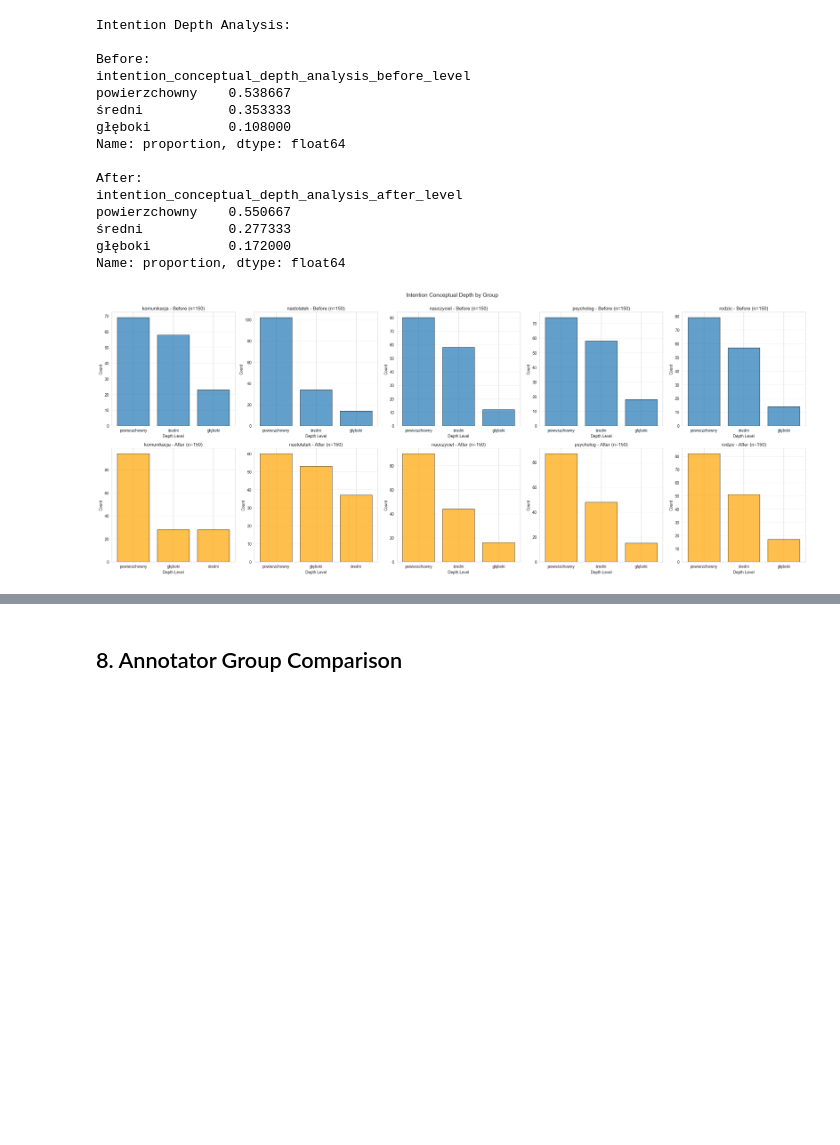
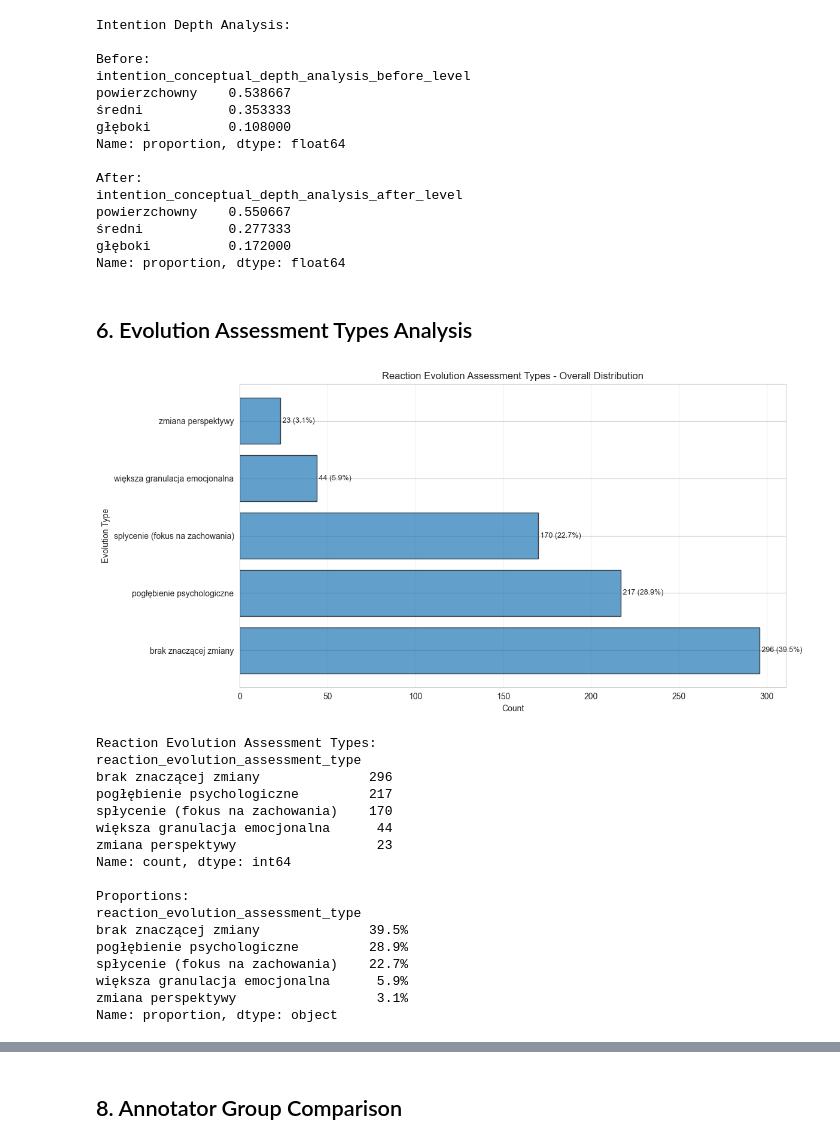
Before and after one commit to zgv5tb99wn/social-influence, a Jupyter notebook: social_influence/experiments/annotators_competences/analysis_notebook.ipynb, the cells around one changed output, grey strips where cells are left out. Drawn from its saved outputs; the diff is of its cells as text; code cells hidden in the pictures; blank space fills up the shorter version.

```diff
--- a/social_influence/experiments/annotators_competences/analysis_notebook.ipynb
+++ b/social_influence/experiments/annotators_competences/analysis_notebook.ipynb
@@ -441,36 +455,46 @@ powierzchowny    0.550667
 średni           0.277333
 głęboki          0.172000
 Name: proportion, dtype: float64
-# %%
-# Intention depth changes - By Group (Detailed)
-groups = sorted(df['annotator_group'].unique())
-n_groups = len(groups)
-fig, axes = plt.subplots(2, n_groups, figsize=(5*n_groups, 10))
-
-if n_groups == 1:
-    axes = axes.reshape(2, 1)
-
-for idx, group in enumerate(groups):
-    group_data = df[df['annotator_group'] == group]
-
-    # Before
-    before_counts = group_data['intention_conceptual_depth_analysis_before_level'].value_counts()
-    axes[0, idx].bar(before_counts.index, before_counts.values, edgecolor='black', alpha=0.7)
-    axes[0, idx].set_xlabel('Depth Level')
-    axes[0, idx].set_ylabel('Count')
-    axes[0, idx].set_title(f'{group} - Before (n={len(group_data)})')
-    axes[0, idx].grid(alpha=0.3, axis='y')
-
-    # After
-    after_counts = group_data['intention_conceptual_depth_analysis_after_level'].value_counts()
-    axes[1, idx].bar(after_counts.index, after_counts.values, edgecolor='black', alpha=0.7, color='orange')
-    axes[1, idx].set_xlabel('Depth Level')
-    axes[1, idx].set_ylabel('Count')
-    axes[1, idx].set_title(f'{group} - After (n={len(group_data)})')
-    axes[1, idx].grid(alpha=0.3, axis='y')
-
-plt.suptitle('Intention Conceptual Depth by Group', fontsize=14, y=1.00)
-plt.tight_layout()
-plt.show()
-# %% [output]
-[figure, removed]
+# %% [markdown]
+## 6. Evolution Assessment Types Analysis
+# %%
+# Reaction evolution assessment types - Overall
+reaction_type_counts = df['reaction_evolution_assessment_type'].value_counts()
+
+fig, ax = plt.subplots(figsize=(12, 6))
+bars = ax.barh(reaction_type_counts.index, reaction_type_counts.values, edgecolor='black', alpha=0.7)
+ax.set_xlabel('Count')
+ax.set_ylabel('Evolution Type')
+ax.set_title('Reaction Evolution Assessment Types - Overall Distribution')
+ax.grid(alpha=0.3, axis='x')
+
+# Add value labels
+for i, (idx, val) in enumerate(reaction_type_counts.items()):
+    ax.text(val, i, f' {val} ({val/len(df)*100:.1f}%)', va='center', fontsize=9)
+
+plt.tight_layout()
+plt.show()
+
+print("Reaction Evolution Assessment Types:")
+print(df['reaction_evolution_assessment_type'].value_counts())
+print("\nProportions:")
+print(df['reaction_evolution_assessment_type'].value_counts(normalize=True).apply(lambda x: f"{x:.1%}"))
+# %% [output]
+[figure, added]
+Reaction Evolution Assessment Types:
+reaction_evolution_assessment_type
+brak znaczącej zmiany              296
+pogłębienie psychologiczne         217
+spłycenie (fokus na zachowania)    170
+większa granulacja emocjonalna      44
+zmiana perspektywy                  23
+Name: count, dtype: int64
+
+Proportions:
+reaction_evolution_assessment_type
+brak znaczącej zmiany              39.5%
+pogłębienie psychologiczne         28.9%
+spłycenie (fokus na zachowania)    22.7%
+większa granulacja emocjonalna      5.9%
+zmiana perspektywy                  3.1%
+Name: proportion, dtype: object
```
Also changed, not shown: parts of 15 cells of this notebook, 1 other file.
